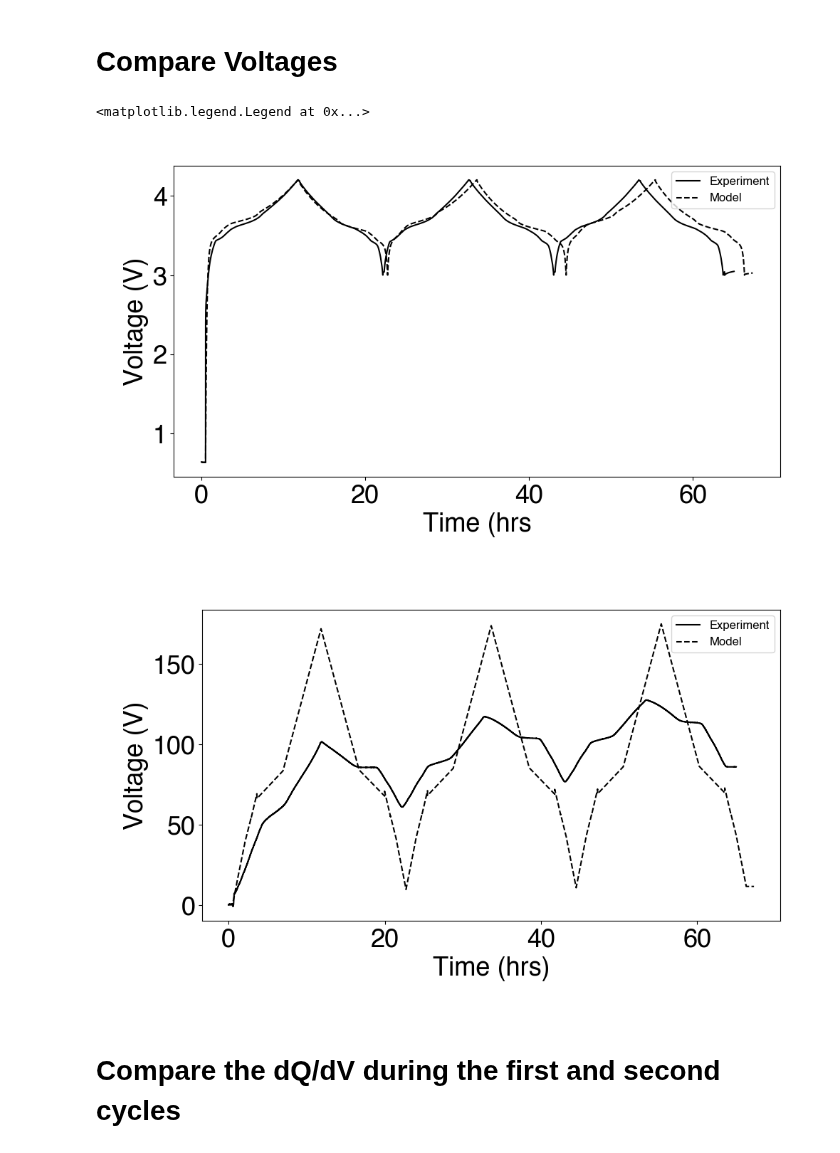
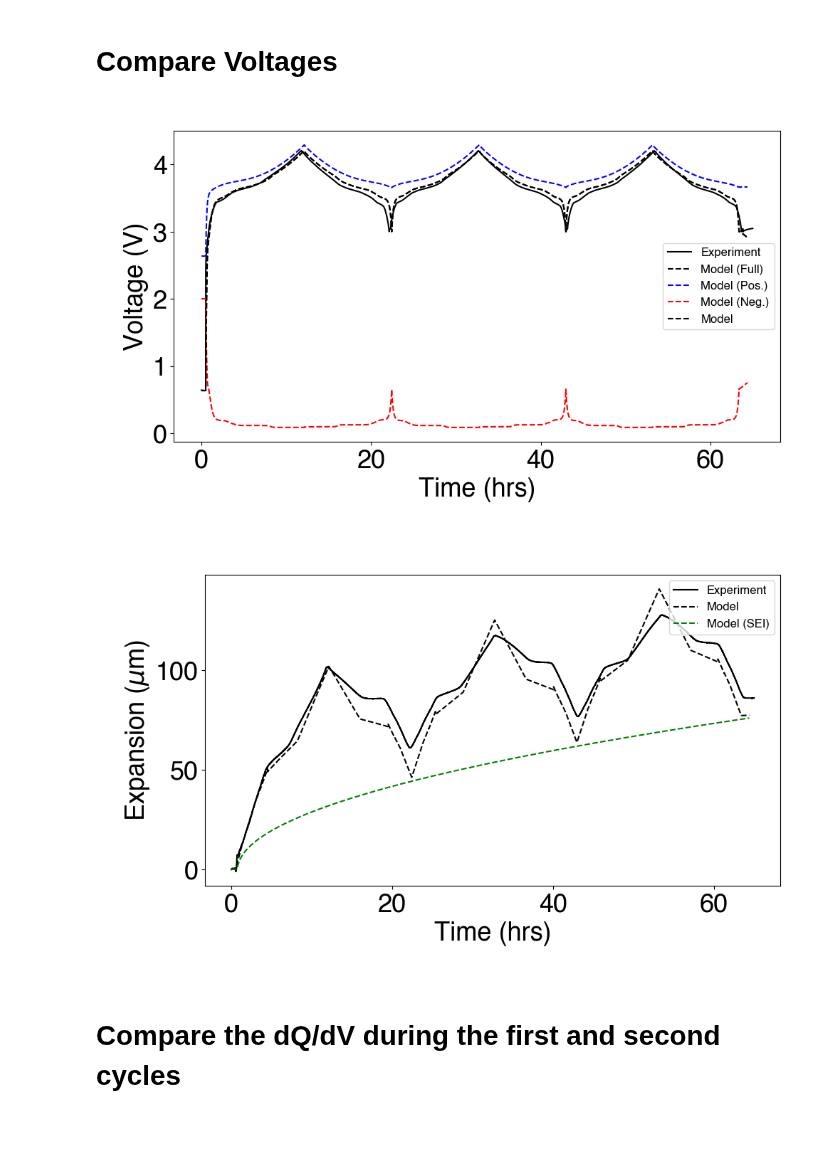
Before and after one commit to wengandrew/formation-modeling, a Jupyter notebook: notebooks/2023_04_30_model_vs_measured.ipynb, the cells around one changed output. Drawn from its saved outputs; the diff is of its cells as text; code cells hidden in the pictures.

```diff
--- a/notebooks/2023_04_30_model_vs_measured.ipynb
+++ b/notebooks/2023_04_30_model_vs_measured.ipynb
@@ -166,6 +140,15 @@ vmin = 3.0
 
 cell = cellsim.Cell()
 cell.load_config('params/single.yaml')
+
+# Configure the parameters
+# cell.k_SEI1  = 4e-20
+# cell.D_SEI11 = 5e-17
+# cell.D_SEI12 = cell.D_SEI11
+# cell.U_SEI1  = 1.9
+
+tag = f'k={cell.k_SEI1}, D={cell.D_SEI11}, U={cell.U_SEI1}, Rn={cell.R0n}, Rp={cell.R0p}'
+
 sim = cellsim.Simulation(cell, 73*3600)
 
 sim.run_rest(1, rest_time_hrs=0.5)
@@ -179,6 +162,7 @@ sim.run_rest(5, rest_time_hrs=1)
 
 df_sim = sim.get_results()
 df_sim['dq'] = np.abs(df_sim['dt'] * df_sim['i_app'] / 3600)
+df_sim['dqsei'] = np.abs(df_sim['dt'] * df_sim['i_sei'] / 3600)
 # %% [output]
 Running Cyc1: Rest for 0.5 hours...
 Running Cyc2: Charge to 4.2V...
@@ -197,27 +179,32 @@ sim.plot()
 # %%
 exp_sim = df_sim['expansion_rev'] + df_sim['expansion_irrev']
 v_sim = df_sim['vt']
 t_sim = df_sim['t']
 
 plt.figure(figsize=(10,6))
 plt.grid(False)
 plt.plot(tv/3600, y_voltage, c='k', label='Experiment')
-plt.plot(t_sim/3600, v_sim, c='k', ls='--', label='Model')
-plt.legend(loc='upper right', fontsize=12)
-plt.xlabel('Time (hrs')
+plt.plot(t_sim/3600, df_sim['vt'], c='k', ls='--', label='Model (Full)')
+plt.plot(t_sim/3600, df_sim['ocv_p'] + df_sim['eta_p'], c='b', ls='--', label='Model (Pos.)')
+plt.plot(t_sim/3600, df_sim['ocv_n'] - df_sim['eta_n'], c='r', ls='--', label='Model (Neg.)')
+plt.plot(t_sim/3600, df_sim['vt'], c='k', ls='--', label='Model')
+plt.legend(loc='right', fontsize=12)
+plt.xlabel('Time (hrs)')
 plt.ylabel('Voltage (V)')
+plt.savefig(f'outputs/figures/fig_v_{tag}.png')
 
 plt.figure(figsize=(10,6))
 plt.grid(False)
 plt.plot(tt/3600, y_strain, c='k', label='Experiment')
-plt.plot(t_sim/3600, exp_sim*1e6, c='k', ls='--', label='Model')
+plt.plot(t_sim/3600, (df_sim['expansion_rev'] + df_sim['expansion_irrev'])*1e6, c='k', ls='--', label='Model')
+plt.plot(t_sim/3600, (df_sim['expansion_irrev'])*1e6, c='g', ls='--', label='Model (SEI)')
 plt.xlabel('Time (hrs)')
-plt.ylabel('Voltage (V)')
+plt.ylabel('Expansion ($\mu$m)')
 plt.legend(loc='upper right', fontsize=12)
+plt.savefig(f'outputs/figures/fig_exp_{tag}.png')
 # %% [output]
-<matplotlib.legend.Legend at 0x...>
-[figure, old version]
+[figure, new version]
-[figure, old version]
+[figure, new version]
 # %% [markdown]
 # Compare the dQ/dV during the first and second cycles
 # %%
```
Also changed, not shown: parts of 13 cells of this notebook, 1 other file.
